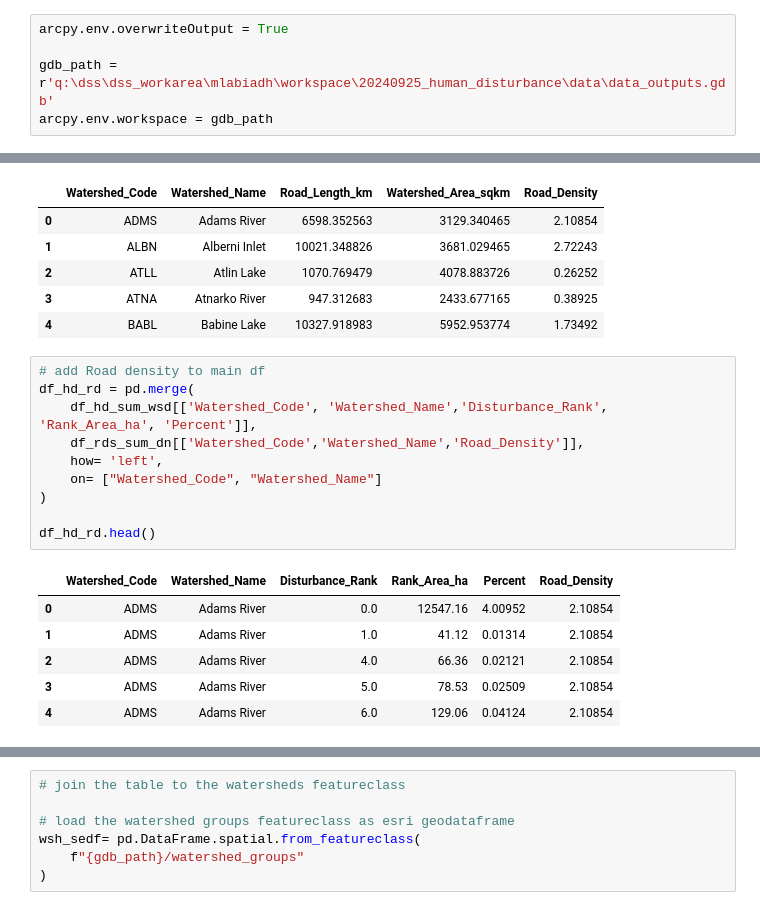
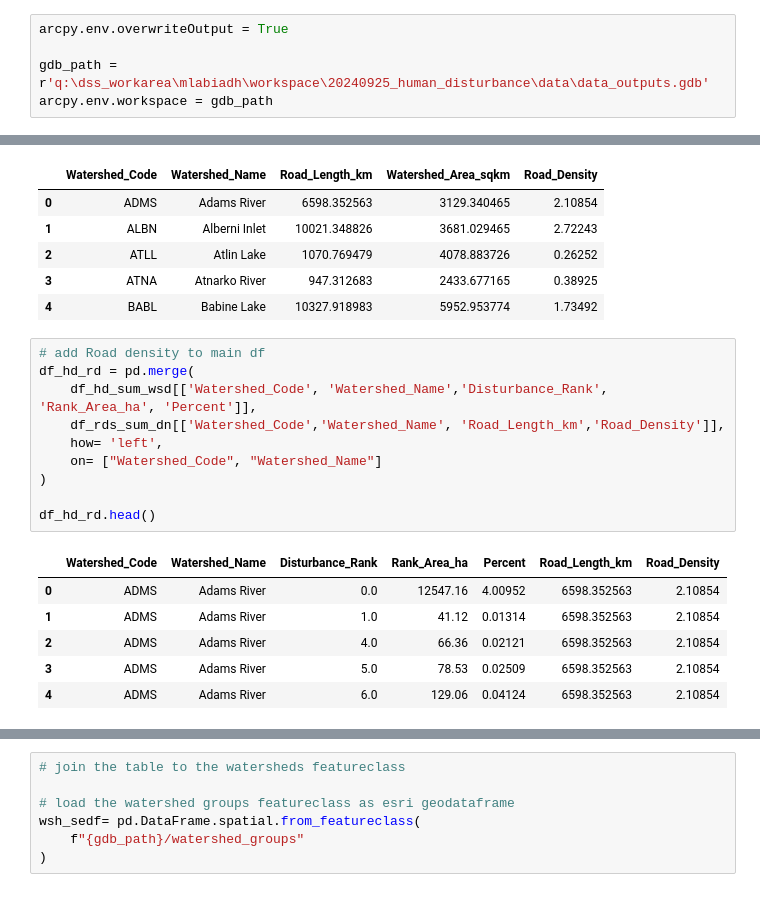
Before and after one commit to MoezLabiadh/dss-projs, a Jupyter notebook: human_disturbance/calculate_watershedGroups_stats.ipynb, the cells around one changed output, grey strips where cells are left out. Cells and saved outputs as stored; diff of their text form.

```diff
--- a/human_disturbance/calculate_watershedGroups_stats.ipynb
+++ b/human_disturbance/calculate_watershedGroups_stats.ipynb
@@ -6,7 +6,7 @@ from arcgis.features import GeoAccessor, GeoSeriesAccessor
 # %%
 arcpy.env.overwriteOutput = True
 
-gdb_path = r'q:\dss\dss_workarea\mlabiadh\workspace\20240925_human_disturbance\data\data_outputs.gdb'
+gdb_path = r'q:\dss_workarea\mlabiadh\workspace\20240925_human_disturbance\data\data_outputs.gdb'
 arcpy.env.workspace = gdb_path
 # %%
 # create a list of watershed areas
@@ -159,17 +184,17 @@ df_rds_sum_dn.head()
 # %%
 # add Road density to main df
 df_hd_rd = pd.merge(
     df_hd_sum_wsd[['Watershed_Code', 'Watershed_Name','Disturbance_Rank', 'Rank_Area_ha', 'Percent']],
-    df_rds_sum_dn[['Watershed_Code','Watershed_Name','Road_Density']],
+    df_rds_sum_dn[['Watershed_Code','Watershed_Name', 'Road_Length_km','Road_Density']],
     how= 'left',
     on= ["Watershed_Code", "Watershed_Name"]
 )
 
 df_hd_rd.head()
 # %% [output]
-|  | Watershed_Code | Watershed_Name | Disturbance_Rank | Rank_Area_ha | Percent | Road_Density |
-| 0 | ADMS | Adams River | 0.0 | 12547.16 | 4.00952 | 2.10854 |
-| 1 | ADMS | Adams River | 1.0 | 41.12 | 0.01314 | 2.10854 |
-| 2 | ADMS | Adams River | 4.0 | 66.36 | 0.02121 | 2.10854 |
-| 3 | ADMS | Adams River | 5.0 | 78.53 | 0.02509 | 2.10854 |
-| 4 | ADMS | Adams River | 6.0 | 129.06 | 0.04124 | 2.10854 |
+|  | Watershed_Code | Watershed_Name | Disturbance_Rank | Rank_Area_ha | Percent | Road_Length_km | Road_Density |
+| 0 | ADMS | Adams River | 0.0 | 12547.16 | 4.00952 | 6598.352563 | 2.10854 |
+| 1 | ADMS | Adams River | 1.0 | 41.12 | 0.01314 | 6598.352563 | 2.10854 |
+| 2 | ADMS | Adams River | 4.0 | 66.36 | 0.02121 | 6598.352563 | 2.10854 |
+| 3 | ADMS | Adams River | 5.0 | 78.53 | 0.02509 | 6598.352563 | 2.10854 |
+| 4 | ADMS | Adams River | 6.0 | 129.06 | 0.04124 | 6598.352563 | 2.10854 |
```
Also changed, not shown: parts of 4 cells of this notebook.
